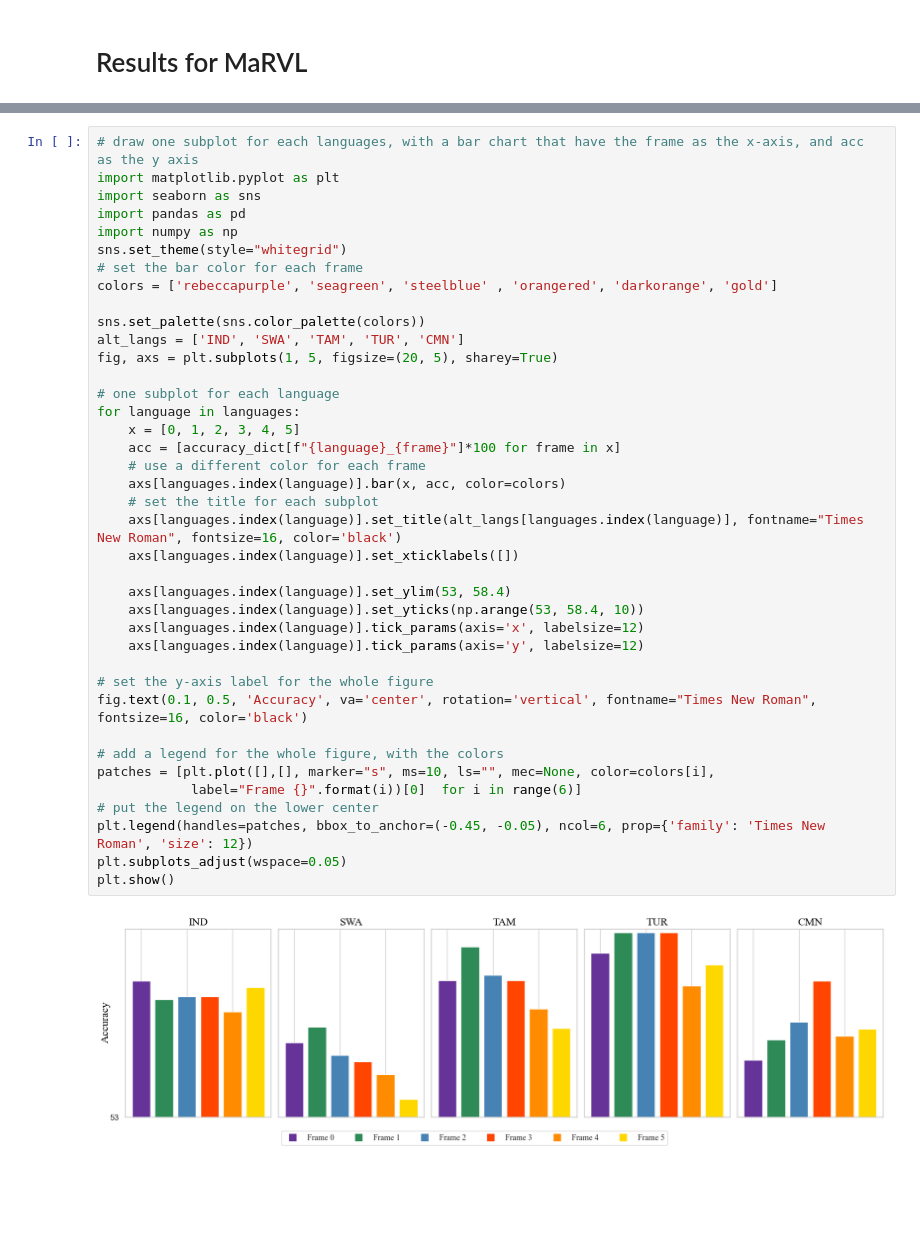
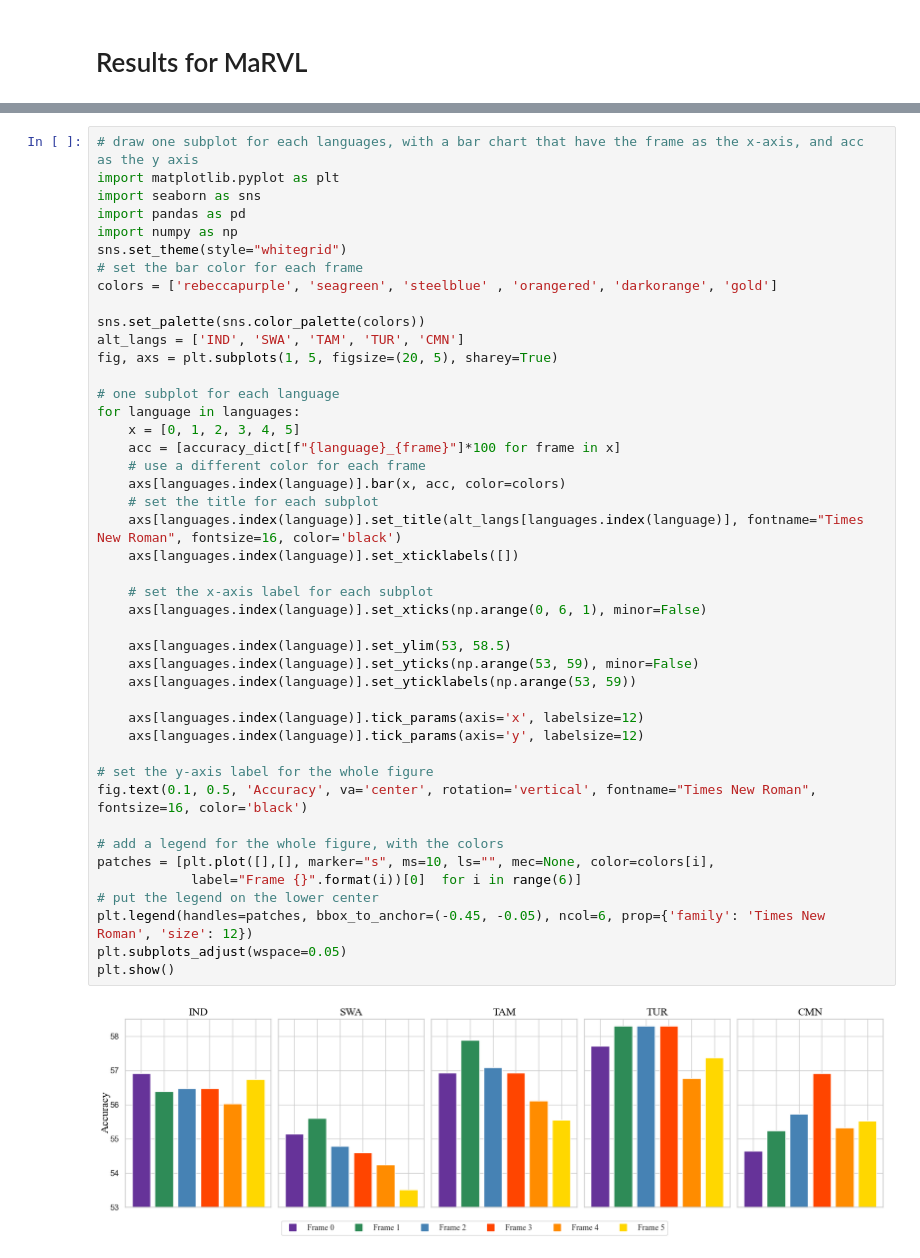
Before and after one commit to guojun-wu/ICU, a Jupyter notebook: result.ipynb, the cells around one changed output, grey strips where cells are left out. Saved outputs shown, nothing was run; the diff lists cells and outputs as text; blank space fills up the shorter version.

```diff
--- a/result.ipynb
+++ b/result.ipynb
@@ -134,33 +136,38 @@ sns.set_theme(style="whitegrid")
 colors = ['rebeccapurple', 'seagreen', 'steelblue' , 'orangered', 'darkorange', 'gold']
 
 sns.set_palette(sns.color_palette(colors))
 alt_langs = ['IND', 'SWA', 'TAM', 'TUR', 'CMN']
 fig, axs = plt.subplots(1, 5, figsize=(20, 5), sharey=True)
 
 # one subplot for each language
 for language in languages:
     x = [0, 1, 2, 3, 4, 5]
     acc = [accuracy_dict[f"{language}_{frame}"]*100 for frame in x]
     # use a different color for each frame
     axs[languages.index(language)].bar(x, acc, color=colors)
     # set the title for each subplot
     axs[languages.index(language)].set_title(alt_langs[languages.index(language)], fontname="Times New Roman", fontsize=16, color='black')
     axs[languages.index(language)].set_xticklabels([])
 
-    axs[languages.index(language)].set_ylim(53, 58.4)
-    axs[languages.index(language)].set_yticks(np.arange(53, 58.4, 10))
+    # set the x-axis label for each subplot
+    axs[languages.index(language)].set_xticks(np.arange(0, 6, 1), minor=False)
+
+    axs[languages.index(language)].set_ylim(53, 58.5)
+    axs[languages.index(language)].set_yticks(np.arange(53, 59), minor=False)
+    axs[languages.index(language)].set_yticklabels(np.arange(53, 59))
+
     axs[languages.index(language)].tick_params(axis='x', labelsize=12)
     axs[languages.index(language)].tick_params(axis='y', labelsize=12)
 
 # set the y-axis label for the whole figure
 fig.text(0.1, 0.5, 'Accuracy', va='center', rotation='vertical', fontname="Times New Roman", fontsize=16, color='black')
 
 # add a legend for the whole figure, with the colors
 patches = [plt.plot([],[], marker="s", ms=10, ls="", mec=None, color=colors[i],
             label="Frame {}".format(i))[0]  for i in range(6)]
 # put the legend on the lower center
 plt.legend(handles=patches, bbox_to_anchor=(-0.45, -0.05), ncol=6, prop={'family': 'Times New Roman', 'size': 12})
 plt.subplots_adjust(wspace=0.05)
 plt.show()
 # %% [output]
-[figure, old version]
+[figure, new version]
```
Also changed, not shown: parts of 1 cell of this notebook.
